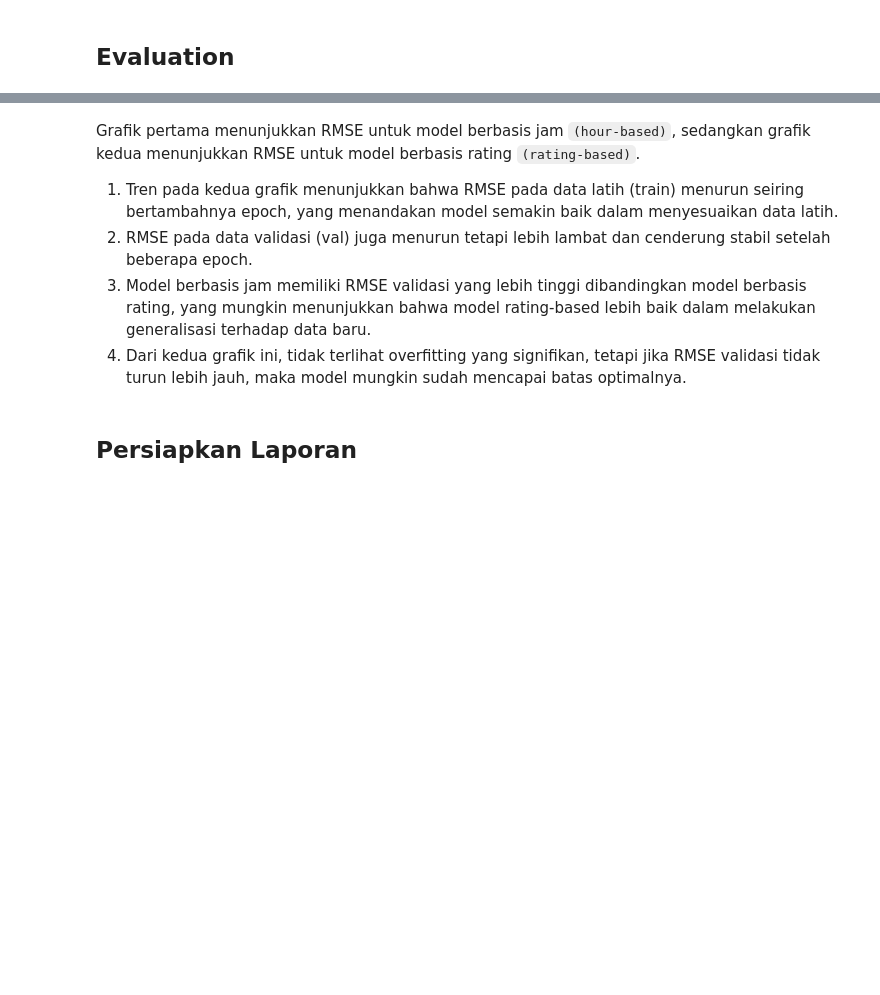
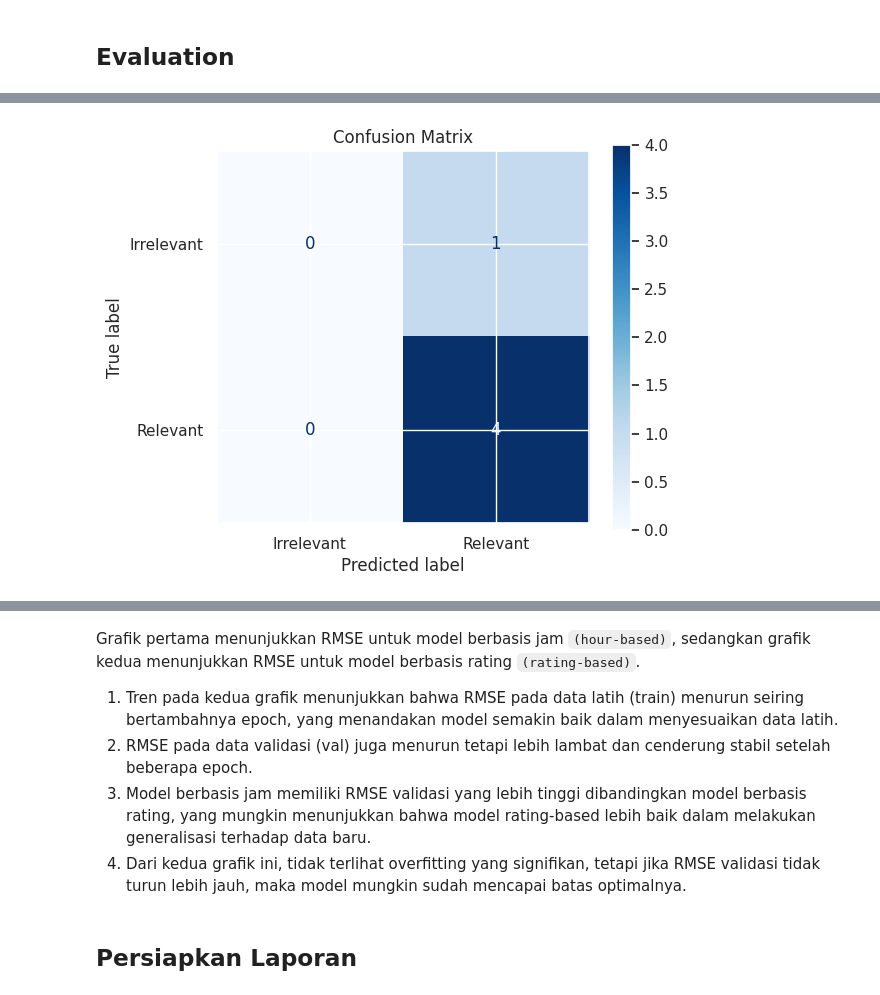
Before and after one commit to wahyuazizi/Sistem-Rekomendasi-Game-Steam, a Jupyter notebook: Sistem_Rekomendasi_Game.ipynb, the cells around one changed output, grey strips where cells are left out. Cells and saved outputs as stored; diff of their text form; code cells hidden in the pictures; blank space fills up the shorter version.

```diff
--- a/Sistem_Rekomendasi_Game.ipynb
+++ b/Sistem_Rekomendasi_Game.ipynb
@@ -1291,0 +1319,68 @@ User 13676817 memiliki rating tinggi untuk game 20XX (92). Berdasarkan model col
+# %%
+import numpy as np
+import matplotlib.pyplot as plt
+from sklearn.metrics import confusion_matrix, ConfusionMatrixDisplay, classification_report, accuracy_score
+
+def list_relevant(recommended_list, threshold=80):
+    """
+    Menentukan game yang relevan berdasarkan positive_ratio di atas threshold.
+    """
+    relevant_games = recommended_list[recommended_list['positive_ratio'] >= threshold]['app_id'].tolist()
+    return relevant_games
+
+def evaluate_recommendations(recommended_list, relevant_games, title="Confusion Matrix"):
+    """
+    Mengevaluasi hasil rekomendasi dengan membuat Confusion Matrix.
+    """
+    y_true = [1 if i in relevant_games else 0 for i in recommended_list]
+    y_pred = [1] * len(recommended_list)  # Semua hasil rekomendasi dianggap positif
+
+    # Hitung metrik evaluasi
+    precision = len(set(recommended_list) & set(relevant_games)) / len(recommended_list) if recommended_list else 0
+    recall = len(set(recommended_list) & set(relevant_games)) / len(relevant_games) if relevant_games else 0
+
+    mrr = 0
+    for rank, rec_idx in enumerate(recommended_list, start=1):
+        if rec_idx in relevant_games:
+            mrr = 1 / rank
+            break
+
+    # Hitung Confusion Matrix
+    conf_matrix = confusion_matrix(y_true, y_pred, labels=[0, 1])
+    classification_metrics = classification_report(y_true, y_pred, labels=[0,1], target_names=['Irrelevant', 'Relevant'], zero_division=0)
+    accuracy = accuracy_score(y_true, y_pred)
+
+    # Visualisasi Confusion Matrix
+    fig, ax = plt.subplots(figsize=(6, 5))
+    disp = ConfusionMatrixDisplay(conf_matrix, display_labels=['Irrelevant', 'Relevant'])
+    disp.plot(ax=ax, cmap='Blues')
+    ax.set_title(title)
+    plt.show()
+
+    return precision, recall, mrr, conf_matrix, classification_metrics, accuracy
+
+# Data hasil rekomendasi
+game_recommended = [1032790, 926520, 376680, 512260, 480640]  # app_id dari rekomendasi
+
+game_recommendations_df = pd.DataFrame({
+    'app_id': game_recommended,
+    'positive_ratio': [90, 89, 83, 88, 67]  # Sesuai dengan data di atas
+})
+
+# Tentukan game yang relevan
+relevant_games = list_relevant(game_recommendations_df, threshold=80)
+
+# Evaluasi hasil rekomendasi
+precision, recall, mrr, conf_matrix, class_report, accuracy = evaluate_recommendations(game_recommended, relevant_games)
+
+# Cetak hasil evaluasi
+print(f"Precision@5: {precision:.2f}")
+print(f"Recall@5: {recall:.2f}")
+print(f"Mean Reciprocal Rank (MRR): {mrr:.2f}")
+print(f"Accuracy: {accuracy:.2f}")
+print("\nConfusion Matrix:")
+print(conf_matrix)
+print("\nClassification Report:")
+print(class_report)
+# %% [output]
+[figure, added]
```
Also changed, not shown: parts of 43 cells of this notebook, 10 other files.
